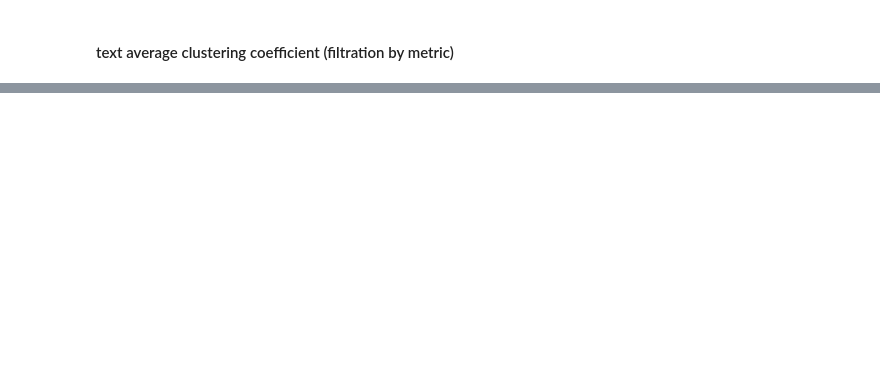
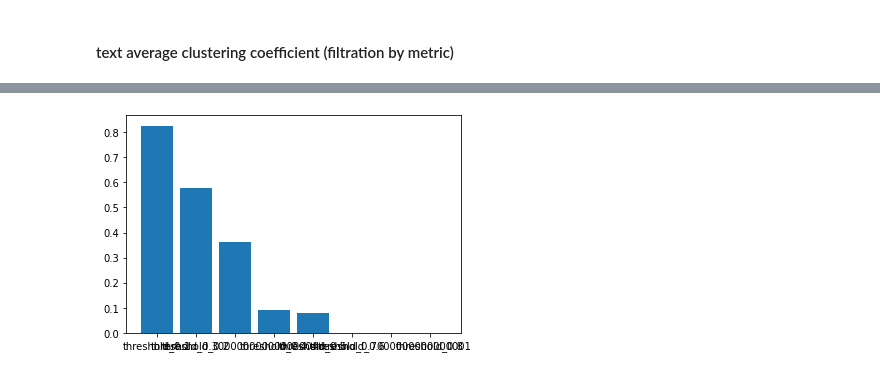
Before and after one commit to mitya8128/nlp_graph, a Jupyter notebook: graph_text.ipynb, the cells around one changed output, grey strips where cells are left out. Saved outputs shown, nothing was run; the diff lists cells and outputs as text; code cells hidden in the pictures; blank space fills up the shorter version.

```diff
--- a/graph_text.ipynb
+++ b/graph_text.ipynb
@@ -68,0 +64,4 @@ plt.xticks(range(len(average_clustering)), list(average_clustering.keys()))
+# %%
+draw_filtration_metric(average_clustering_rand)
+# %% [output]
+[figure, added]
```
Also changed, not shown: parts of 12 cells of this notebook.
